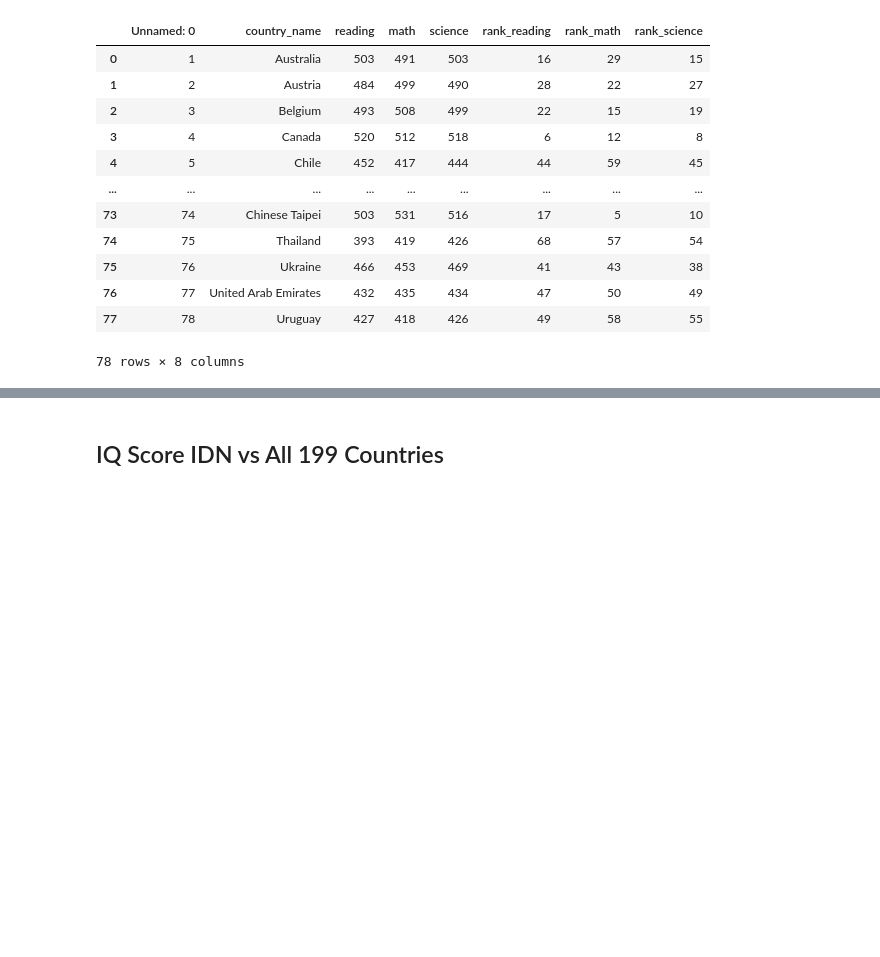
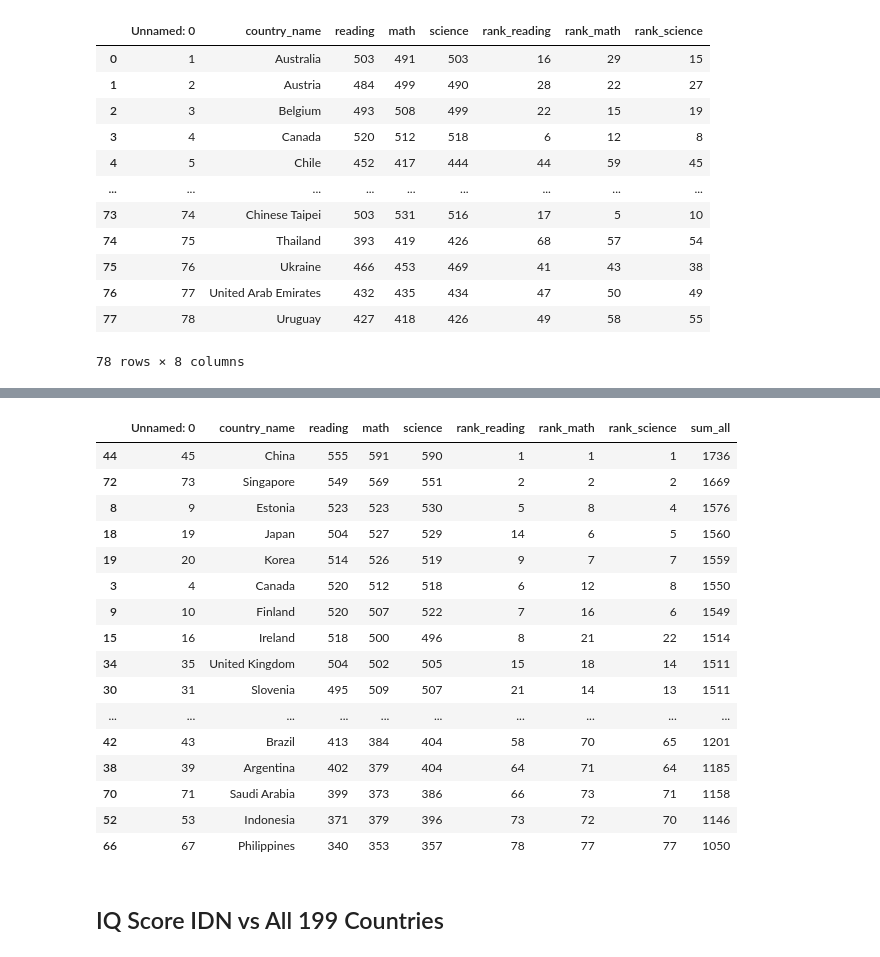
Before and after one commit to nurkhamidah/Education_Dashboard, a Jupyter notebook: object.ipynb, the cells around one changed output, grey strips where cells are left out. Cells and saved outputs as stored; diff of their text form; code cells hidden in the pictures; blank space fills up the shorter version.

```diff
--- a/object.ipynb
+++ b/object.ipynb
@@ -4,3 +7,10 @@ from urllib.request import Request, urlopen
+# %%
+G20_OECD = ['Argentina', 'Australia', 'Brazil', 'Canada', 'China', 'France', 'Germany', 'India', 'Indonesia', 'Italy',
+       'Japan', 'Korea', 'Mexico', 'Russia', 'Saudi Arabia', 'South Africa', 'Türkiye', 'Turkey', 'United Kingdom',
+       'United States', 'European Union', 'Austria', 'Belgium', 'Canada', 'Chile', 'Czech Republic', 'Denmark', 'Estonia',
+       'Finland', 'Greece', 'Hungary', 'Iceland', 'Ireland', 'Israel', 'Portugal', 'Slovak Republic', 'Slovakia', 'Slovenia',
+       'Spain', 'Sweden', 'Switzerland', 'Malaysia', 'Singapore', 'Myanmar', 'Thailand', 'Brunei Darussalam', 'Viet Nam', 'Philippines',
+       'Timor Leste', 'Cambodia']
 # %% [markdown]
 ## PISA Score IDN vs 79 Countries
 # %%
@@ -22,0 +56,21 @@ pisa_score
+# %%
+pisa_score_use = pisa_score[pisa_score.country_name.isin(G20_OECD)].sort_values('sum_all', ascending=False)
+pisa_score_use
+# %% [output]
+|  | Unnamed: 0 | country_name | reading | math | science | rank_reading | rank_math | rank_science | sum_all |
+| 44 | 45 | China | 555 | 591 | 590 | 1 | 1 | 1 | 1736 |
+| 72 | 73 | Singapore | 549 | 569 | 551 | 2 | 2 | 2 | 1669 |
+| 8 | 9 | Estonia | 523 | 523 | 530 | 5 | 8 | 4 | 1576 |
+| 18 | 19 | Japan | 504 | 527 | 529 | 14 | 6 | 5 | 1560 |
+| 19 | 20 | Korea | 514 | 526 | 519 | 9 | 7 | 7 | 1559 |
+| 3 | 4 | Canada | 520 | 512 | 518 | 6 | 12 | 8 | 1550 |
+| 9 | 10 | Finland | 520 | 507 | 522 | 7 | 16 | 6 | 1549 |
+| 15 | 16 | Ireland | 518 | 500 | 496 | 8 | 21 | 22 | 1514 |
+| 34 | 35 | United Kingdom | 504 | 502 | 505 | 15 | 18 | 14 | 1511 |
+| 30 | 31 | Slovenia | 495 | 509 | 507 | 21 | 14 | 13 | 1511 |
+| ... | ... | ... | ... | ... | ... | ... | ... | ... | ... |
+| 42 | 43 | Brazil | 413 | 384 | 404 | 58 | 70 | 65 | 1201 |
+| 38 | 39 | Argentina | 402 | 379 | 404 | 64 | 71 | 64 | 1185 |
+| 70 | 71 | Saudi Arabia | 399 | 373 | 386 | 66 | 73 | 71 | 1158 |
+| 52 | 53 | Indonesia | 371 | 379 | 396 | 73 | 72 | 70 | 1146 |
+| 66 | 67 | Philippines | 340 | 353 | 357 | 78 | 77 | 77 | 1050 |
```
Also changed, not shown: parts of 10 cells of this notebook, 1 other file.
